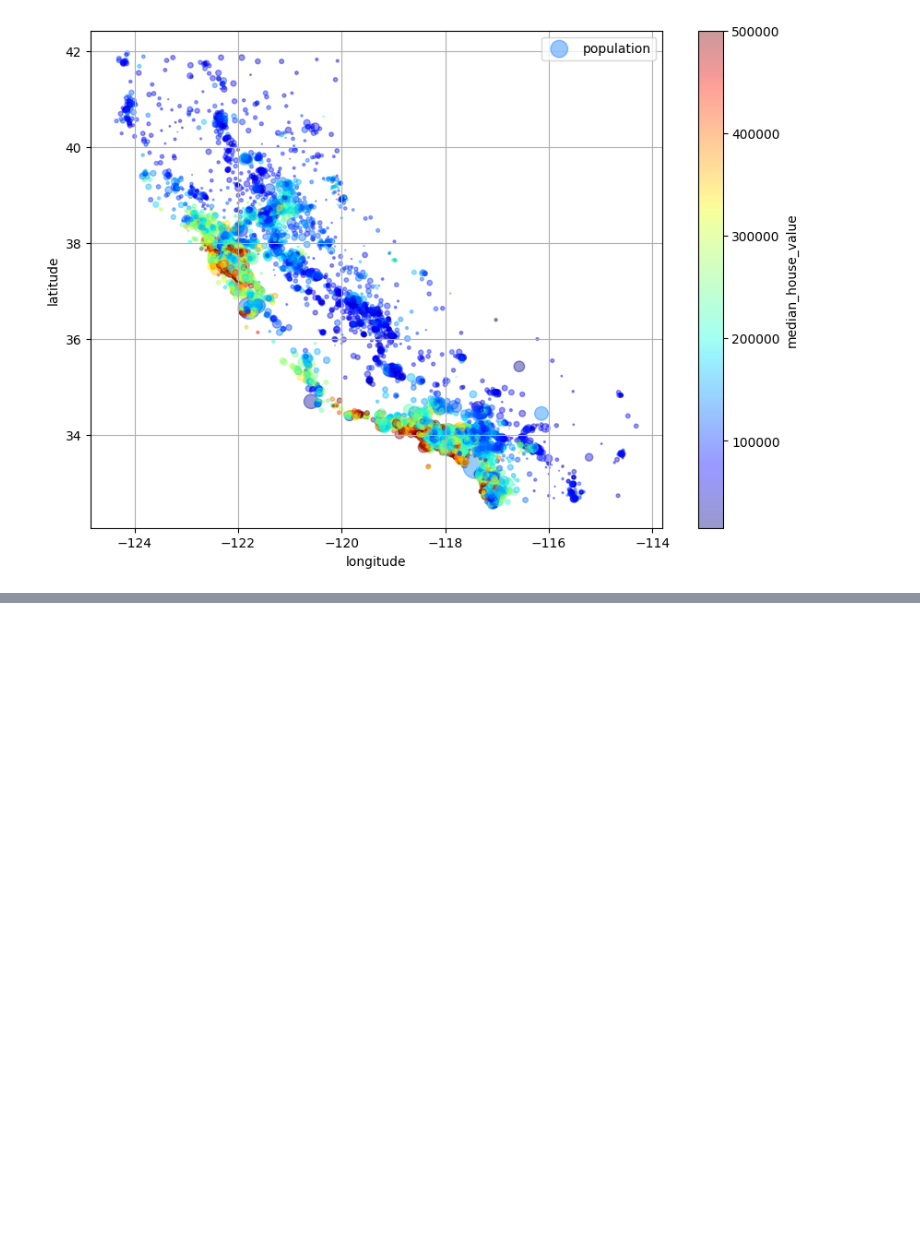
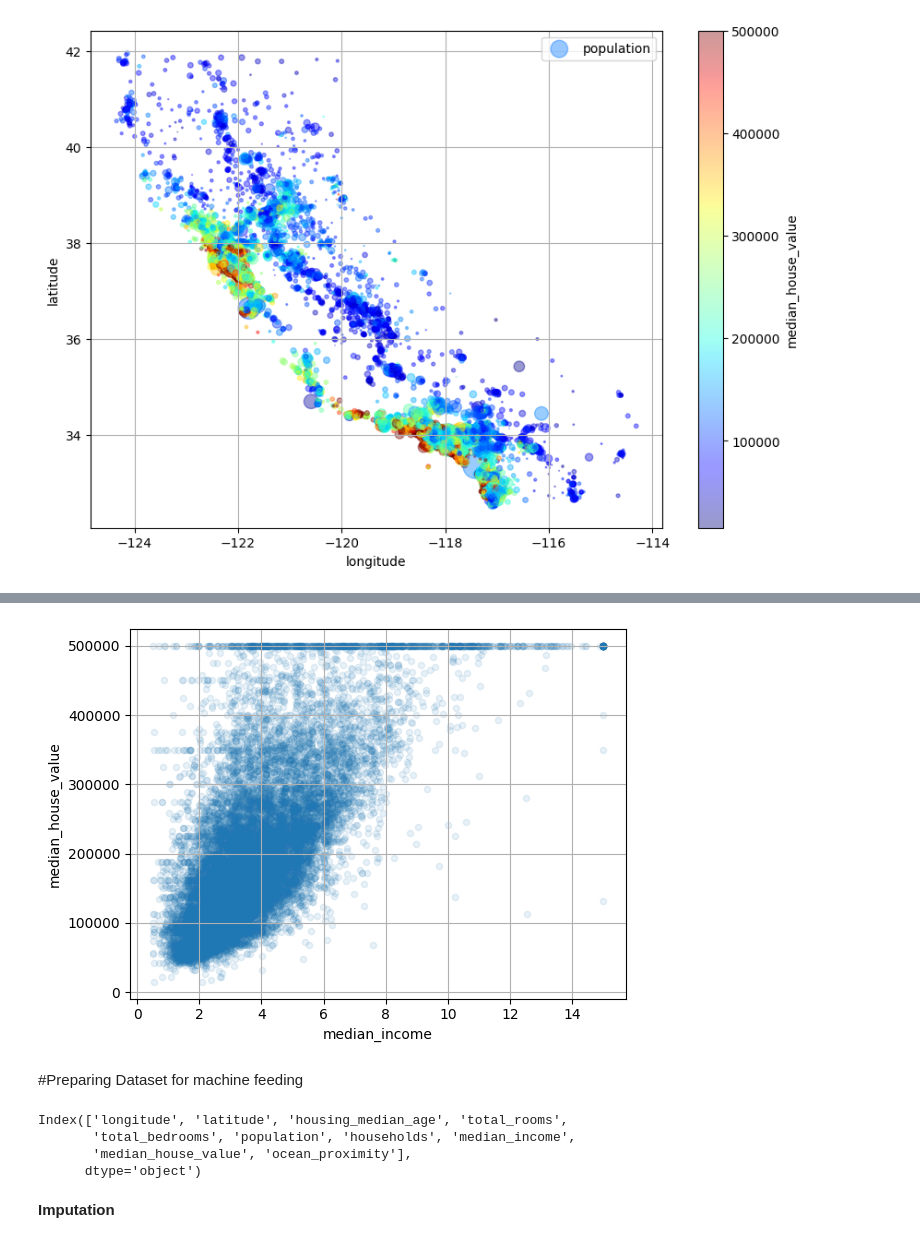
Before and after one commit to sike990/HandsOn-ML, a Jupyter notebook: HandsOnML.ipynb, the cells around one changed output, grey strips where cells are left out. Cells and saved outputs as stored; diff of their text form; code cells hidden in the pictures; blank space fills up the shorter version.

```diff
--- a/HandsOnML.ipynb
+++ b/HandsOnML.ipynb
@@ -222,3 +228,5 @@ plt.grid(True , zorder = 10)
 plt.show()
 # %% [output]
 [figure]
+# %%
+data2 = data.drop(columns = ["ocean_proximity"] , inplace = False)
@@ -224,0 +286,14 @@ plt.show()
+# %%
+data2.plot(kind = "scatter"  , x = "median_income" , y = "median_house_value" ,alpha = .1, grid = True)
+plt.show()
+# %% [output]
+[figure, added]
+# %% [markdown]
+#Preparing Dataset for machine feeding
+# %%
+strat_train.columns
+# %% [output]
+Index(['longitude', 'latitude', 'housing_median_age', 'total_rooms',
+       'total_bedrooms', 'population', 'households', 'median_income',
+       'median_house_value', 'ocean_proximity'],
+      dtype='object')
@@ -224,0 +303,2 @@ plt.show()
+# %% [markdown]
+**Imputation**
```
Also changed, not shown: parts of 33 cells of this notebook.
